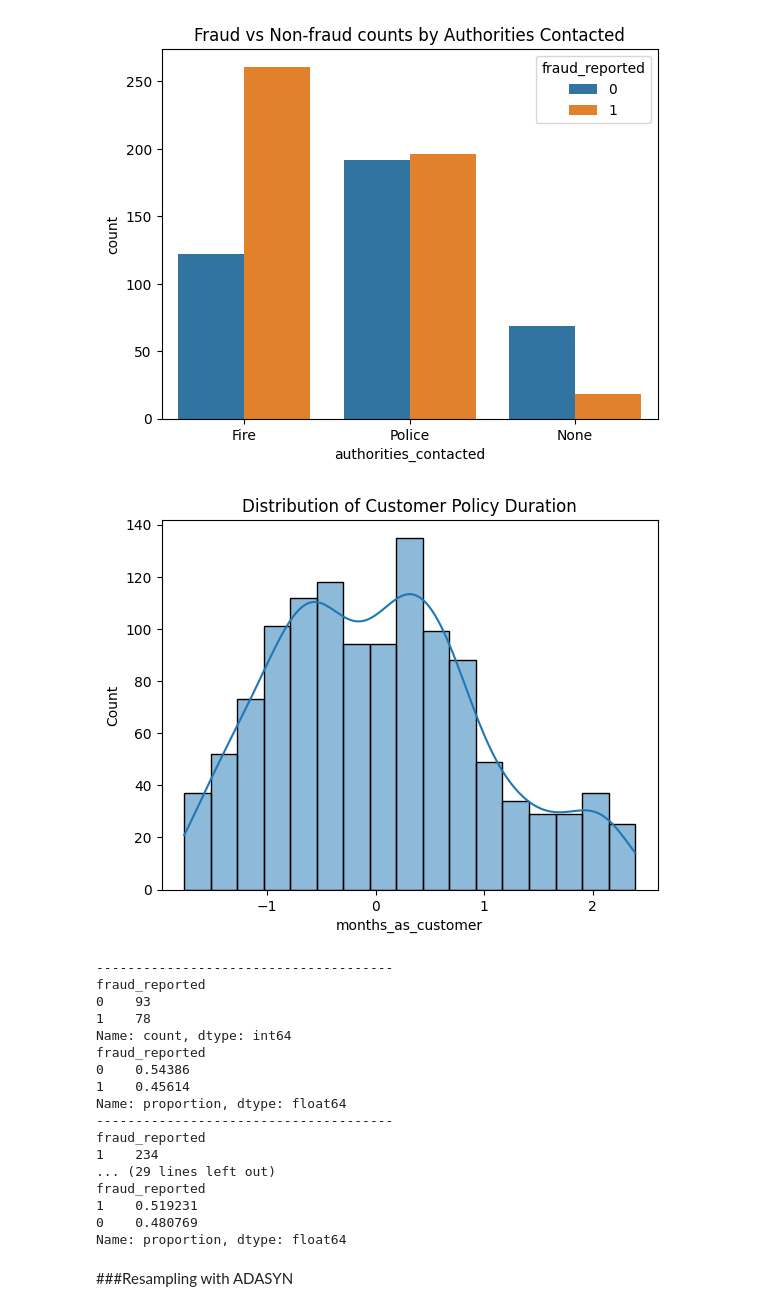
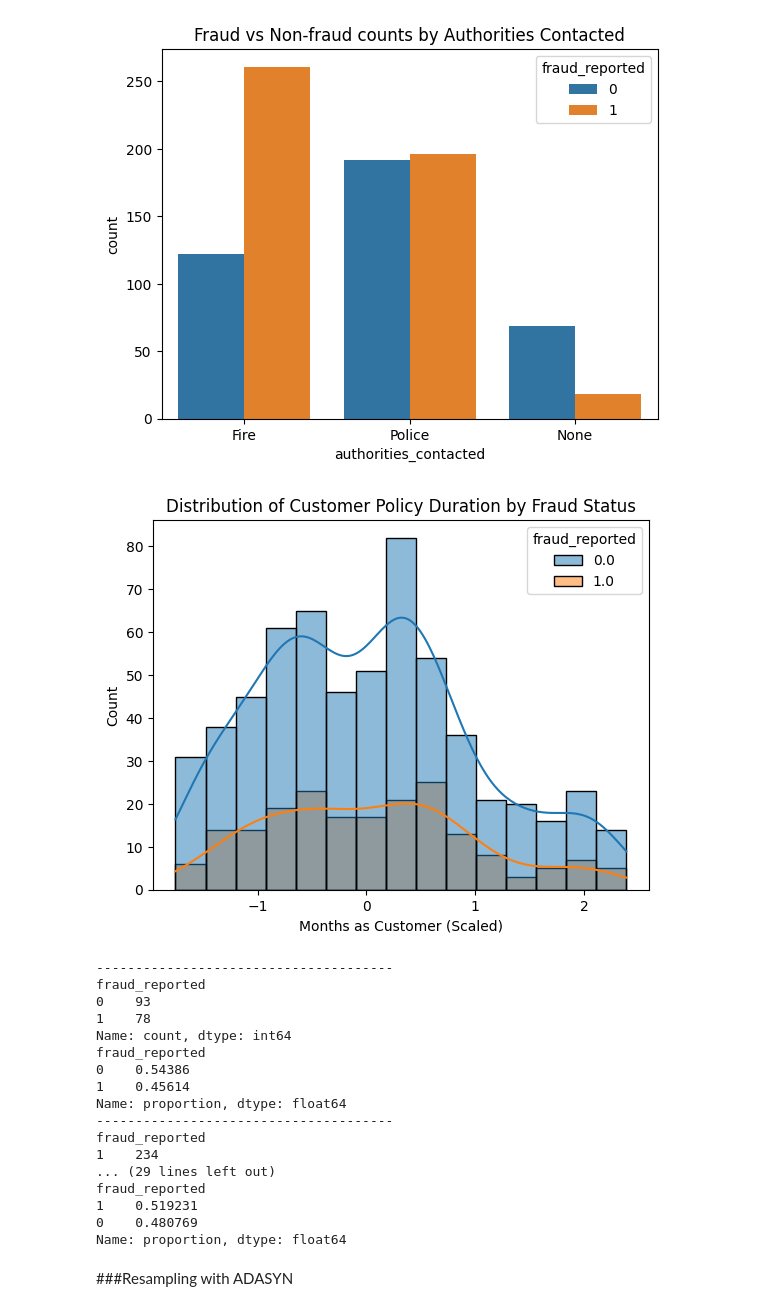
Before and after one commit to dths8/DSA4263_Vehicle-Insurance-Fraud-Detection, a Jupyter notebook: data/data_preprocessing.ipynb, the cells around one changed output. Drawn from its saved outputs; the diff is of its cells as text; code cells hidden in the pictures.

```diff
--- a/data/data_preprocessing.ipynb
+++ b/data/data_preprocessing.ipynb
@@ -642,28 +647,30 @@ plt.show()
 # %% [output]
 [figure]
 # %%
-#plot distribution curves for months_as_customer
-sns.histplot(x_train_resampled['months_as_customer'], kde=True)
-plt.title("Distribution of Customer Policy Duration")
+#plot distribution curves for months_as_customer by fraud status
+sns.histplot(x=x_train_resampled['months_as_customer'], hue=y_train, kde=True)
+plt.title("Distribution of Customer Policy Duration by Fraud Status")
+plt.xlabel("Months as Customer (Scaled)")
+plt.ylabel("Count")
 plt.show()
 
 #find the number of fraud cases in each bin of months_as_customer
 lower_bound = -2
 upper_bound = -1
 
 for lower_bound in range(-2, 3):
   fraud_in_bin = pd.DataFrame()
   #join xtrain and ytrain dataset together for this analysis
   fraud_in_bin['months_as_customer'] = x_train_resampled['months_as_customer']
   fraud_in_bin['fraud_reported'] = y_train_resampled
   fraud_in_bin = fraud_in_bin[(fraud_in_bin['months_as_customer'] > lower_bound) &
                     (fraud_in_bin['months_as_customer'] < upper_bound)]
   print("--------------------------------------")
   print(fraud_in_bin['fraud_reported'].value_counts())
   print(fraud_in_bin['fraud_reported'].value_counts(normalize=True))
   upper_bound += 1
 # %% [output]
-[figure, old version]
+[figure, new version]
 --------------------------------------
 fraud_reported
 0    93
```
Also changed, not shown: parts of 6 cells of this notebook, 1 other file.
